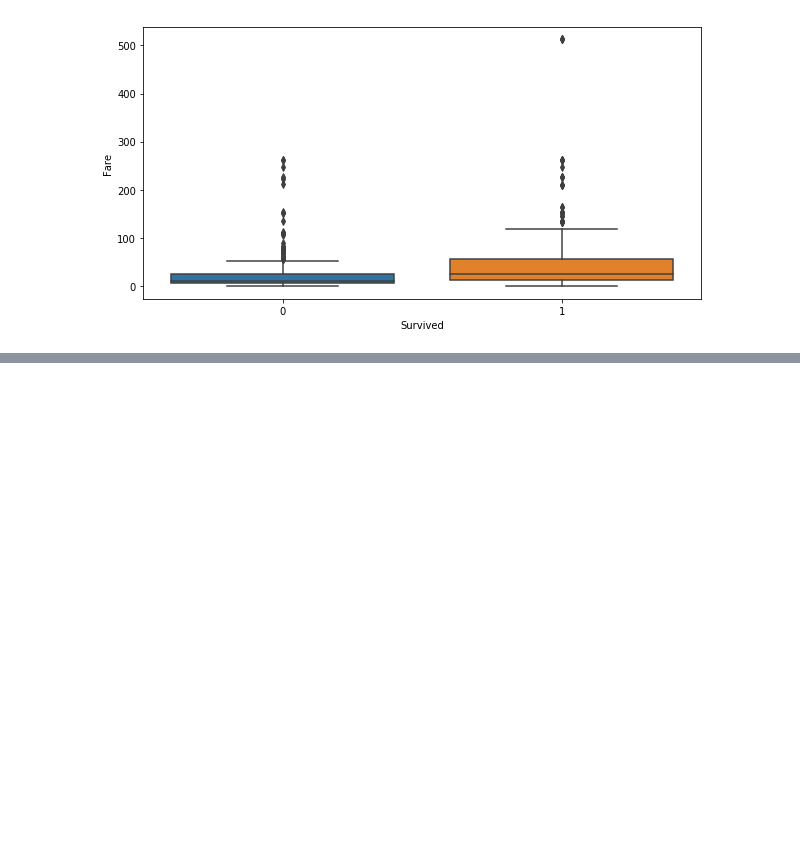
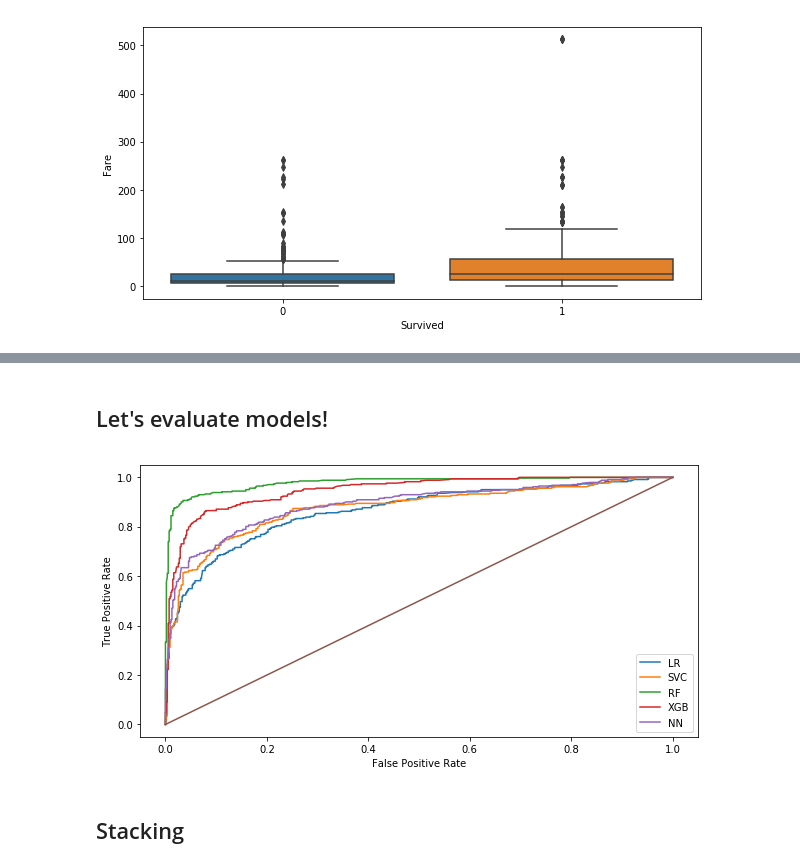
Before and after one commit to hernandezurbina/KaggleAdventures, a Jupyter notebook: TitanicAndStacking_Revisited.ipynb, the cells around one changed output, grey strips where cells are left out. Saved outputs shown, nothing was run; the diff lists cells and outputs as text; code cells hidden in the pictures; blank space fills up the shorter version.

Commit message:
Finished stacking stage and started working on test set

```diff
--- a/TitanicAndStacking_Revisited.ipynb
+++ b/TitanicAndStacking_Revisited.ipynb
@@ -148,0 +500,5 @@ titanic['Fare_scaled'] =
+# %%
+probs = modelNN.predict(X)
+predsNN = [1 if proba >= 0.5 else 0 for proba in probs]
+print(classification_report(predsNN, y))
+print(confusion_matrix(predsNN, y))
@@ -148,0 +517,36 @@ titanic['Fare_scaled'] =
+# %% [markdown]
+## Let's evaluate models!
+# %%
+fprNN, tprNN, _ = roc_curve(y, probs, pos_label=1)
+# %%
+probs = modelLR.predict_proba(X)
+probs = probs[:, 1]
+fprLR, tprLR, _ = roc_curve(y, probs, pos_label=1)
+probs = modelRF.predict_proba(X)
+probs = probs[:, 1]
+fprRF, tprRF, _ = roc_curve(y, probs, pos_label=1)
+probs = modelXGB.predict_proba(X)
+probs = probs[:, 1]
+fprXGB, tprXGB, _ = roc_curve(y, probs, pos_label=1)
+# %%
+probs = modelSVM.predict_proba(X)
+probs = probs[:, 1]
+fprSVM, tprSVM, _ = roc_curve(y, probs, pos_label=1)
+# %%
+plt.figure(figsize=figsize)
+plt.plot(fprLR, tprLR)
+plt.plot(fprSVM, tprSVM)
+plt.plot(fprRF, tprRF)
+plt.plot(fprXGB, tprXGB)
+plt.plot(fprNN, tprNN)
+plt.legend(['LR','SVC','RF','XGB','NN'])
+# axis labels
+plt.xlabel('False Positive Rate')
+plt.ylabel('True Positive Rate')
+plt.plot([0, 1], [0, 1])
+# show the plot
+plt.show()
+# %% [output]
+[figure, added]
+# %% [markdown]
+## Stacking
```
Also changed, not shown: parts of 57 cells of this notebook.
